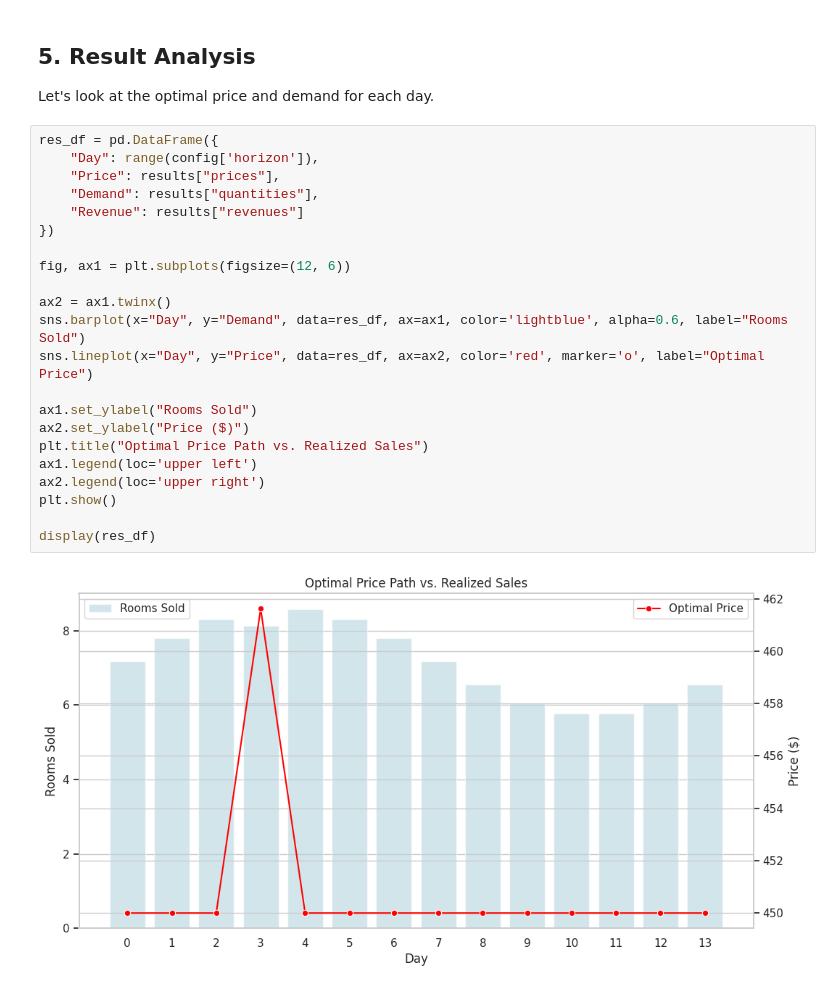
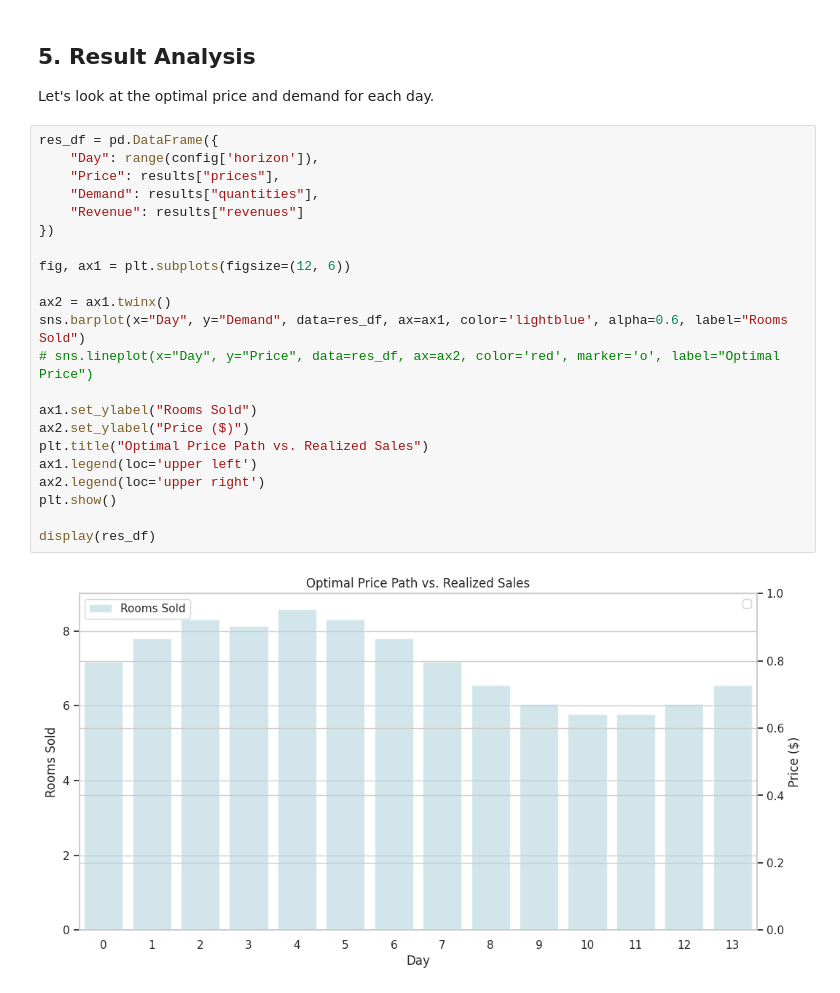
Before and after one commit to rodhervan/RevPAR-Opti, a Jupyter notebook: Optimization/revpar_optimization_demo.ipynb, the cells around one changed output. Saved outputs shown, nothing was run; the diff lists cells and outputs as text.

```diff
--- a/Optimization/revpar_optimization_demo.ipynb
+++ b/Optimization/revpar_optimization_demo.ipynb
@@ -130,27 +172,27 @@ Let's look at the optimal price and demand for each day.
 # %%
 res_df = pd.DataFrame({
     "Day": range(config['horizon']),
     "Price": results["prices"],
     "Demand": results["quantities"],
     "Revenue": results["revenues"]
 })
 
 fig, ax1 = plt.subplots(figsize=(12, 6))
 
 ax2 = ax1.twinx()
 sns.barplot(x="Day", y="Demand", data=res_df, ax=ax1, color='lightblue', alpha=0.6, label="Rooms Sold")
-sns.lineplot(x="Day", y="Price", data=res_df, ax=ax2, color='red', marker='o', label="Optimal Price")
+# sns.lineplot(x="Day", y="Price", data=res_df, ax=ax2, color='red', marker='o', label="Optimal Price")
 
 ax1.set_ylabel("Rooms Sold")
 ax2.set_ylabel("Price ($)")
 plt.title("Optimal Price Path vs. Realized Sales")
 ax1.legend(loc='upper left')
 ax2.legend(loc='upper right')
 plt.show()
 
 display(res_df)
 # %% [output]
-[figure, old version]
+[figure, new version]
 |  | Day | Price | Demand | Revenue |
 | 0 | 0 | 450.000000 | 7.175130 | 3228.808679 |
 | 1 | 1 | 450.000000 | 7.797765 | 3508.994196 |
```
Also changed, not shown: parts of 2 cells of this notebook.
